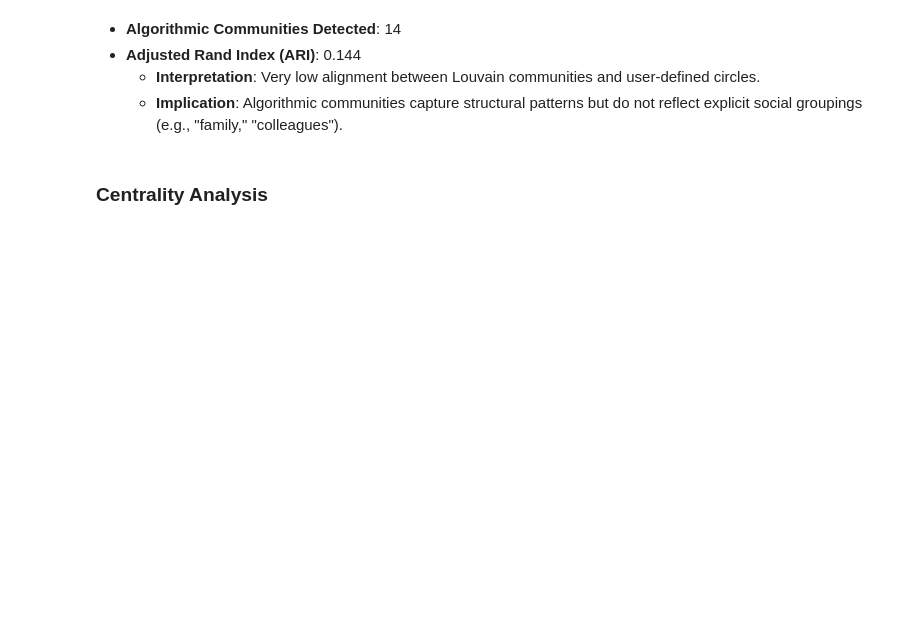
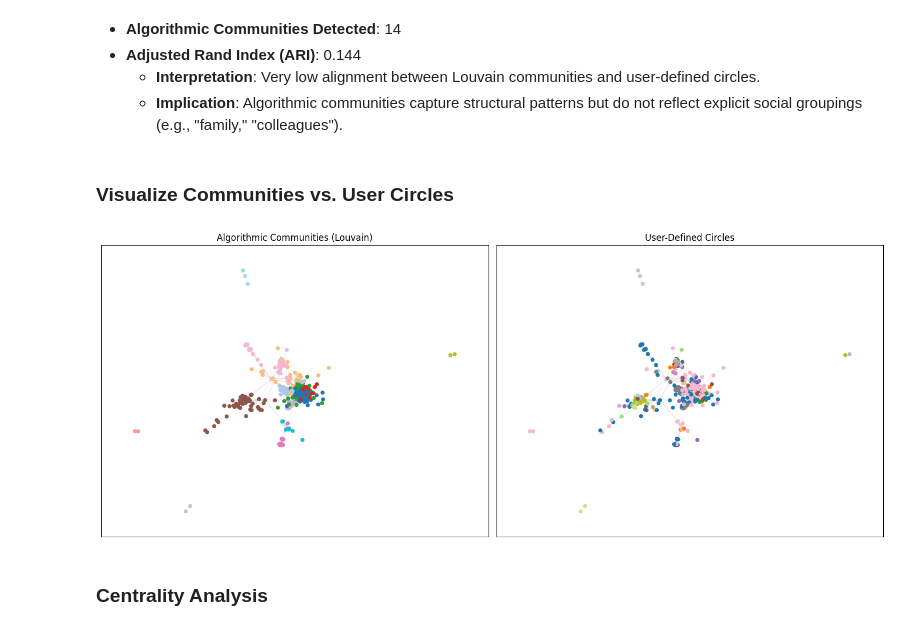
Before and after one commit to aymanmomin/Facebook-Ego-Network-Analysis, a Jupyter notebook: cpsc-572-facebook-ego-network-analysis.ipynb, the cells around one changed output. Drawn from its saved outputs; the diff is of its cells as text; code cells hidden in the pictures; blank space fills up the shorter version.

```diff
--- a/cpsc-572-facebook-ego-network-analysis.ipynb
+++ b/cpsc-572-facebook-ego-network-analysis.ipynb
@@ -243,6 +257,30 @@ Adjusted Rand Index (Louvain vs. Circles): 0.128
 * **Adjusted Rand Index (ARI)**: 0.144
     * **Interpretation**: Very low alignment between Louvain communities and user-defined circles.
     * **Implication**: Algorithmic communities capture structural patterns but do not reflect explicit social groupings (e.g., "family," "colleagues").
+# %% [markdown]
+### Visualize Communities vs. User Circles
+# %%
+# Plot Louvain communities
+plt.figure(figsize=(15, 6))
+pos = nx.spring_layout(G, seed=42)
+
+plt.subplot(121)
+nx.draw_networkx_nodes(G, pos, node_color=list(partition.values()), cmap=plt.cm.tab20, node_size=20)
+nx.draw_networkx_edges(G, pos, alpha=0.1, edge_color="gray")
+plt.title("Algorithmic Communities (Louvain)")
+
+# Plot user-defined circles
+plt.subplot(122)
+circle_labels = {node: idx for idx, (_, nodes) in enumerate(circles.items()) for node in nodes}
+nx.draw_networkx_nodes(G, pos, node_color=[circle_labels.get(n, -1) for n in G.nodes()], cmap=plt.cm.tab20, node_size=20)
+nx.draw_networkx_edges(G, pos, alpha=0.1, edge_color="gray")
+plt.title("User-Defined Circles")
+
+plt.tight_layout()
+plt.savefig("/kaggle/working/community_comparison.png")
+plt.show()
+# %% [output]
+[figure, added]
 # %% [markdown]
 ### Centrality Analysis
 # %%
```
Also changed, not shown: parts of 22 cells of this notebook.
